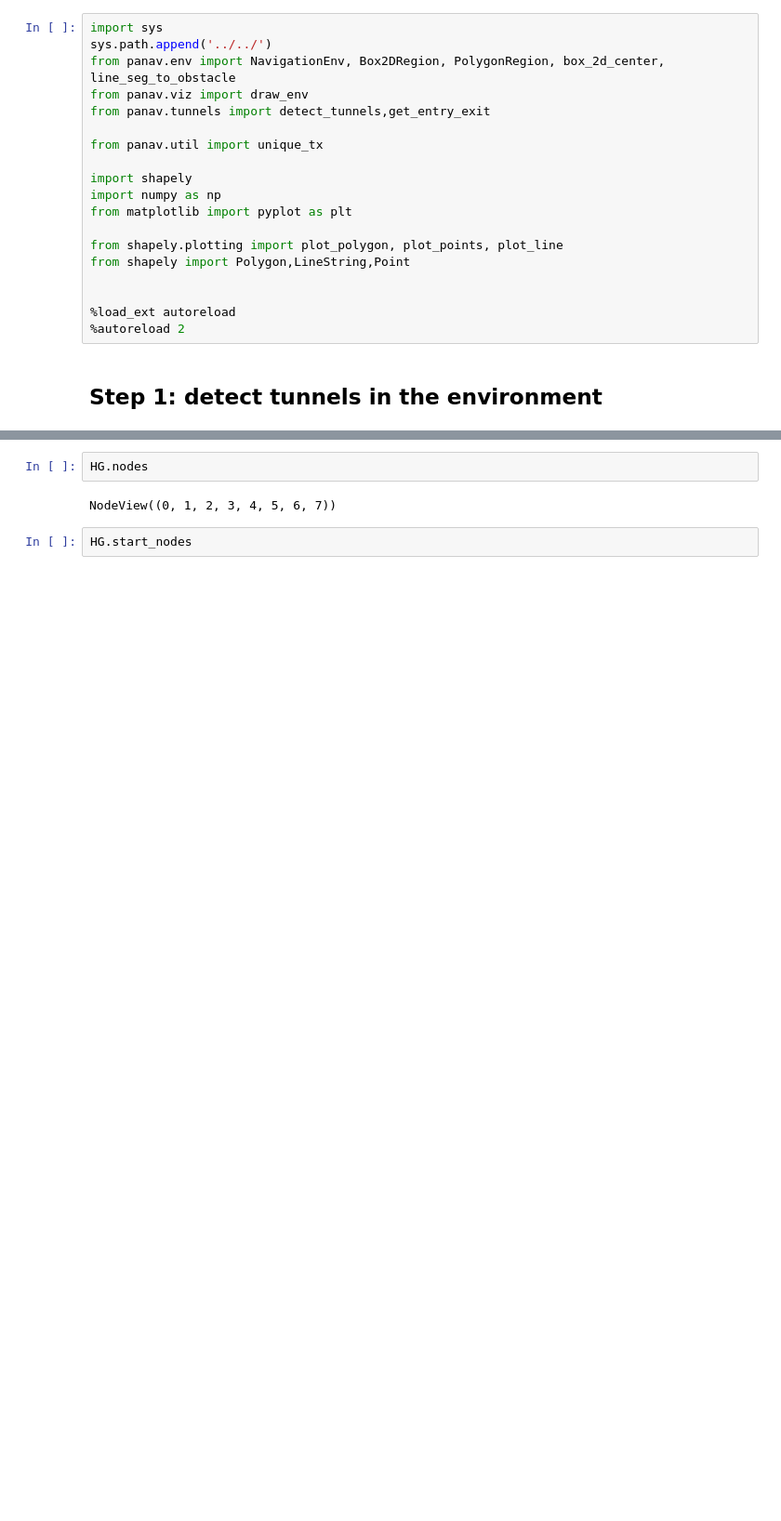
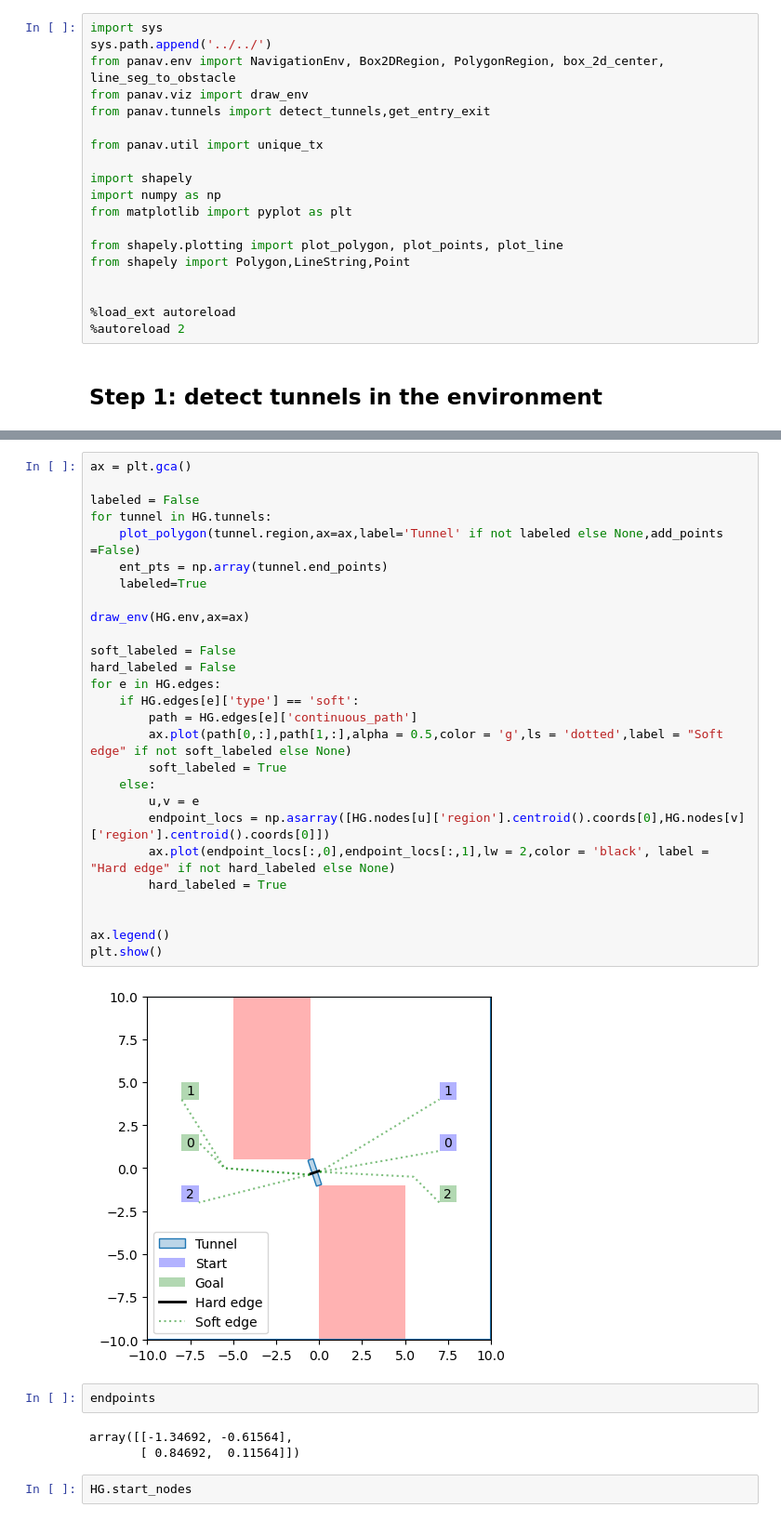
Before and after one commit to CoNG-harvard/PA-Nav, a Jupyter notebook: notebooks/Hybrid Graph Environment/Hybrid Graph Construction.ipynb, the cells around one changed output, grey strips where cells are left out. Shown at 93% size. Drawn from its saved outputs; the diff is of its cells as text; blank space fills up the shorter version.

Commit message:
Visualize hybrid graph environment

```diff
--- a/notebooks/Hybrid Graph Environment/Hybrid Graph Construction.ipynb
+++ b/notebooks/Hybrid Graph Environment/Hybrid Graph Construction.ipynb
@@ -181,7 +180,37 @@ plt.show()
+# %%
+ax = plt.gca()
+
+labeled = False
+for tunnel in HG.tunnels:
+    plot_polygon(tunnel.region,ax=ax,label='Tunnel' if not labeled else None,add_points =False)
+    ent_pts = np.array(tunnel.end_points)
+    labeled=True
+
+draw_env(HG.env,ax=ax)
+
+soft_labeled = False
+hard_labeled = False
+for e in HG.edges:
+    if HG.edges[e]['type'] == 'soft':
+        path = HG.edges[e]['continuous_path']
+        ax.plot(path[0,:],path[1,:],alpha = 0.5,color = 'g',ls = 'dotted',label = "Soft edge" if not soft_labeled else None)
+        soft_labeled = True
+    else:
+        u,v = e
+        endpoint_locs = np.asarray([HG.nodes[u]['region'].centroid().coords[0],HG.nodes[v]['region'].centroid().coords[0]])
+        ax.plot(endpoint_locs[:,0],endpoint_locs[:,1],lw = 2,color = 'black', label = "Hard edge" if not hard_labeled else None)
+        hard_labeled = True
+
+
+ax.legend()
+plt.show()
+# %% [output]
+[figure, added]
 # %%
-HG.nodes
+endpoints
 # %% [output]
-NodeView((0, 1, 2, 3, 4, 5, 6, 7))
+array([[-1.34692, -0.61564],
+       [ 0.84692,  0.11564]])
 # %%
 HG.start_nodes
 # %% [output]
```
Also changed, not shown: parts of 1 cell of this notebook, 1 other file.
